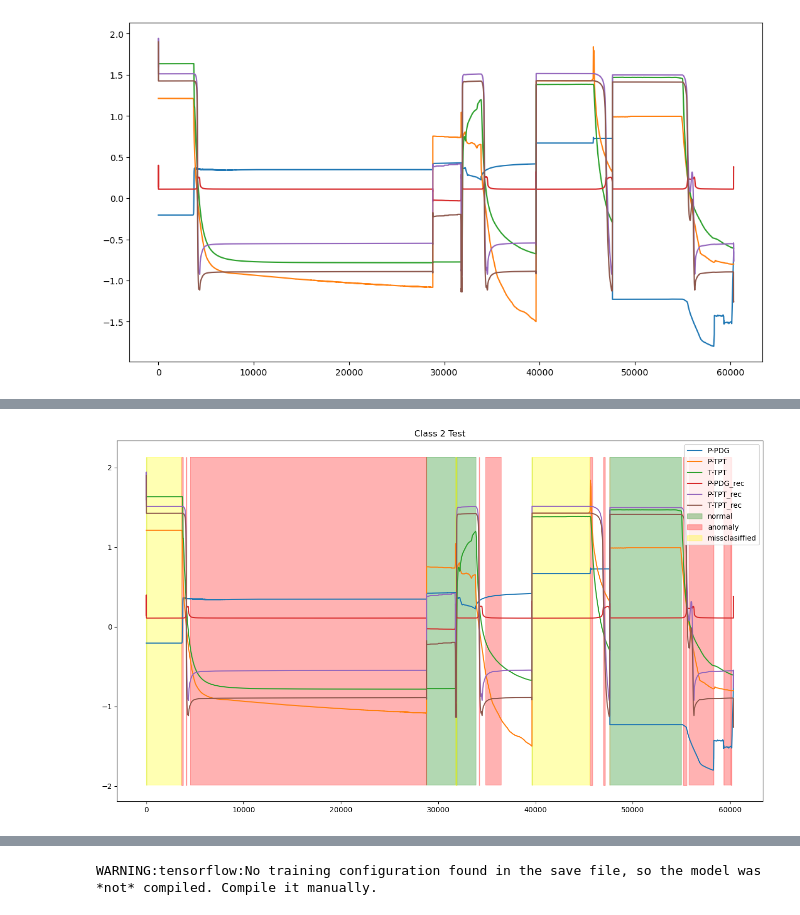
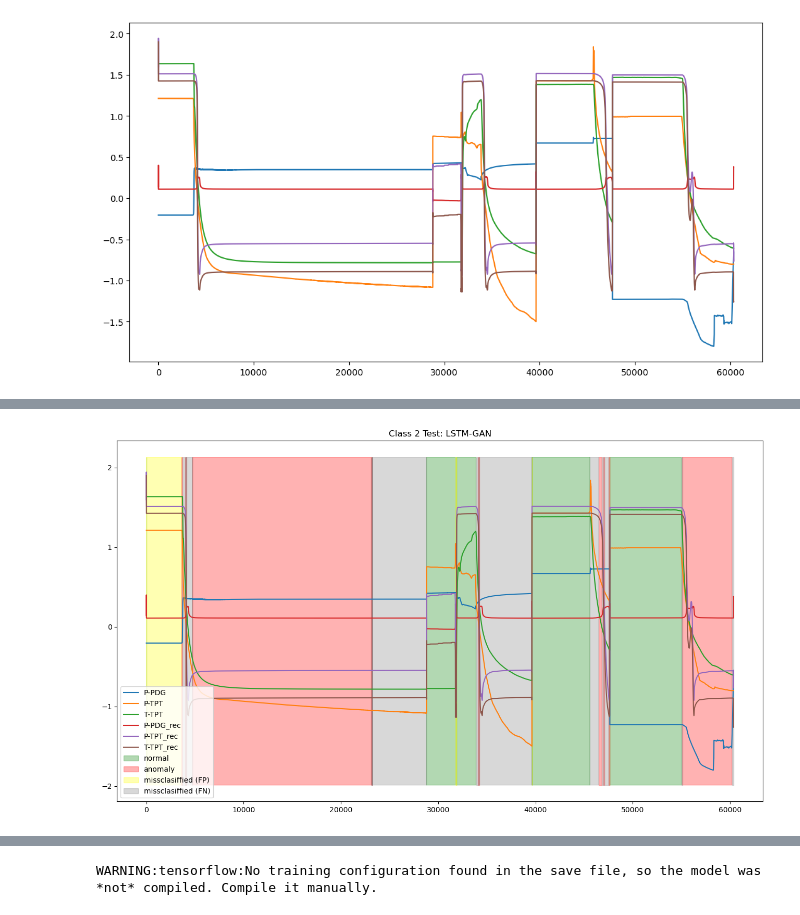
Before and after one commit to frrp16/Anomaly-Detection-Oil-and-Gas, a Jupyter notebook: code/3W/paper-4-lstm-gan-rev copy.ipynb, the cells around one changed output, grey strips where cells are left out. Drawn from its saved outputs; the diff is of its cells as text; code cells hidden in the pictures.

```diff
--- a/code/3W/paper-4-lstm-gan-rev copy.ipynb
+++ b/code/3W/paper-4-lstm-gan-rev copy.ipynb
@@ -109,4 +121,33 @@ def inverse_convert_time_window(data_3d):
 def calculate_reconstruction_loss(data, reconstructions):
     reconstruction_errors = np.mean(np.square(data - reconstructions), axis=1)
     return reconstruction_errors
+# %%
+def find_optimal_threshold(reconstruction_errors, y_true):
+    from sklearn.metrics import accuracy_score, balanced_accuracy_score
+
+    best_threshold = 0.0
+    best_f1 = 0.0
+    best_y_pred = np.zeros(reconstruction_errors.shape)
+    # q3 = np.percentile(reconstruction_errors, 75)
+    # q1 = np.percentile(reconstruction_errors, 25)
+    # iqr = q3 - q1
+    upper_bound = np.max(reconstruction_errors)
+    lower_bound = np.min(reconstruction_errors)
+
+    thresholds = np.linspace(lower_bound, upper_bound, num=500)
+
+    for threshold in thresholds:
+        y_pred = np.where((reconstruction_errors > threshold) ,1, 0)
+        # print(y_pred.shape)
+        # print(y_true.shape)
+
+        # Hitung F1-Score
+        current_f1 = balanced_accuracy_score(y_true.astype(bool), y_pred.astype(bool))
+
+        if current_f1 > best_f1:
+            best_f1 = current_f1
+            best_threshold = threshold
+            best_y_pred = y_pred
+
+    return best_threshold, best_f1, best_y_pred
 # %%
@@ -814,13 +811,14 @@ cm_display.plot()
 # %%
 plt.figure(figsize=(16,9))
 plt.plot(merged_data_test_np_scaled)
 plt.plot(pred_2d)
 xmin, xmax, ymin, ymax = plt.axis()
 plt.fill_between(np.arange(0,len(pred_2d)), ymax, ymin, where=((~merged_data_test_class.astype(bool)) & (~y_pred)), color='green', alpha=0.3)
 plt.fill_between(np.arange(0,len(pred_2d)), ymax, ymin,where=((merged_data_test_class.astype(bool)) & (y_pred)), color='red', alpha=0.3)
 plt.fill_between(np.arange(0,len(pred_2d)), ymax, ymin,where=(~merged_data_test_class.astype(bool) & y_pred ), color='yellow', alpha=0.3)
-plt.legend(['P-PDG','P-TPT', 'T-TPT','P-PDG_rec','P-TPT_rec', 'T-TPT_rec','normal','anomaly','missclasiffied'])
-plt.title("Class 2 Test")
+plt.fill_between(np.arange(0,len(pred_2d)), ymax, ymin,where=(merged_data_test_class.astype(bool) & ~y_pred ), color='gray', alpha=0.3)
+plt.legend(['P-PDG','P-TPT', 'T-TPT','P-PDG_rec','P-TPT_rec', 'T-TPT_rec','normal','anomaly','missclasiffied (FP)','missclasiffied (FN)'])
+plt.title("Class 2 Test: LSTM-GAN")
 plt.show()
 # %% [output]
-[figure, old version]
+[figure, new version]
```
Also changed, not shown: parts of 24 cells of this notebook, 4 other files.
